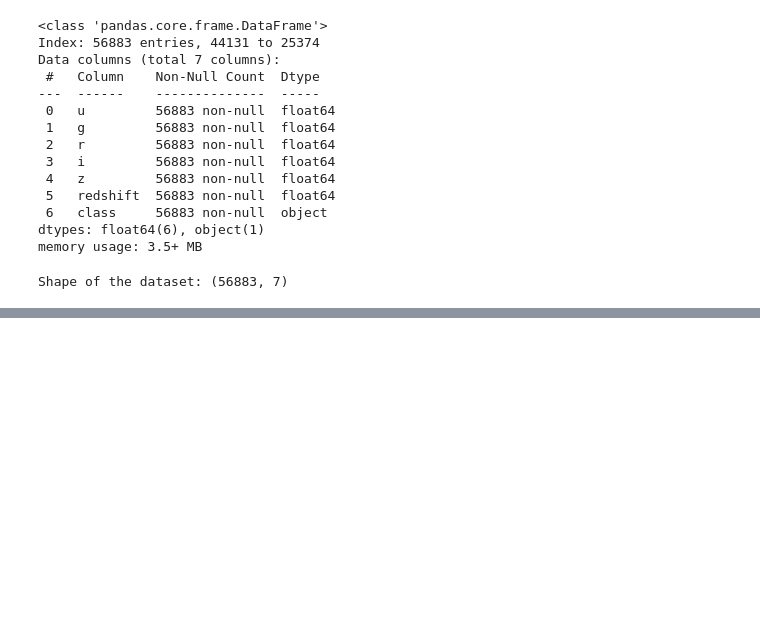
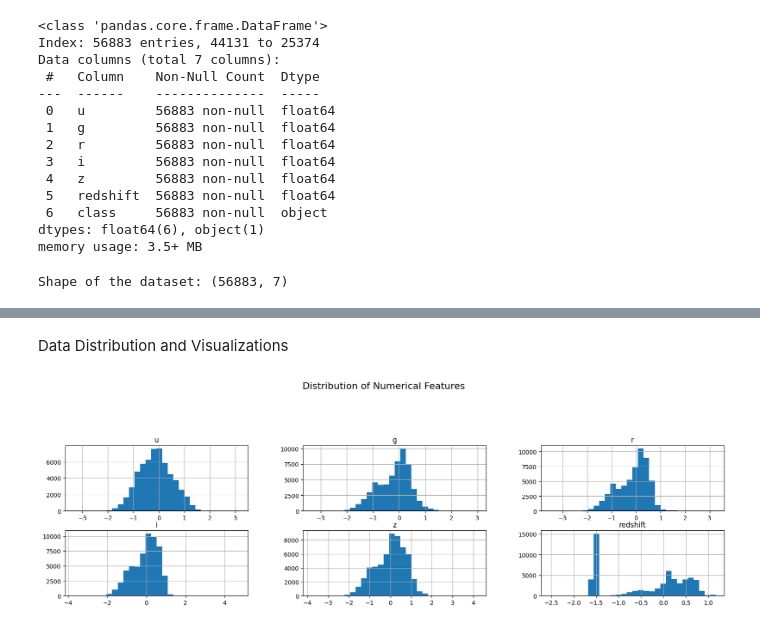
Before and after one commit to jonnneehh/STINTSY-MachineProject, a Jupyter notebook: datasetPreparation.ipynb, the cells around one changed output, grey strips where cells are left out. Cells and saved outputs as stored; diff of their text form; code cells hidden in the pictures; blank space fills up the shorter version.

```diff
--- a/datasetPreparation.ipynb
+++ b/datasetPreparation.ipynb
@@ -495,0 +510,8 @@ Shape of the dataset: (56883, 7)
+# %% [markdown]
+Data Distribution and Visualizations
+# %%
+cleaned_resampled.hist(bins=30, figsize=(20, 15), layout=(6, 3))
+plt.suptitle("Distribution of Numerical Features", fontsize=16)
+plt.show()
+# %% [output]
+[figure, added]
```
Also changed, not shown: parts of 8 cells of this notebook.
